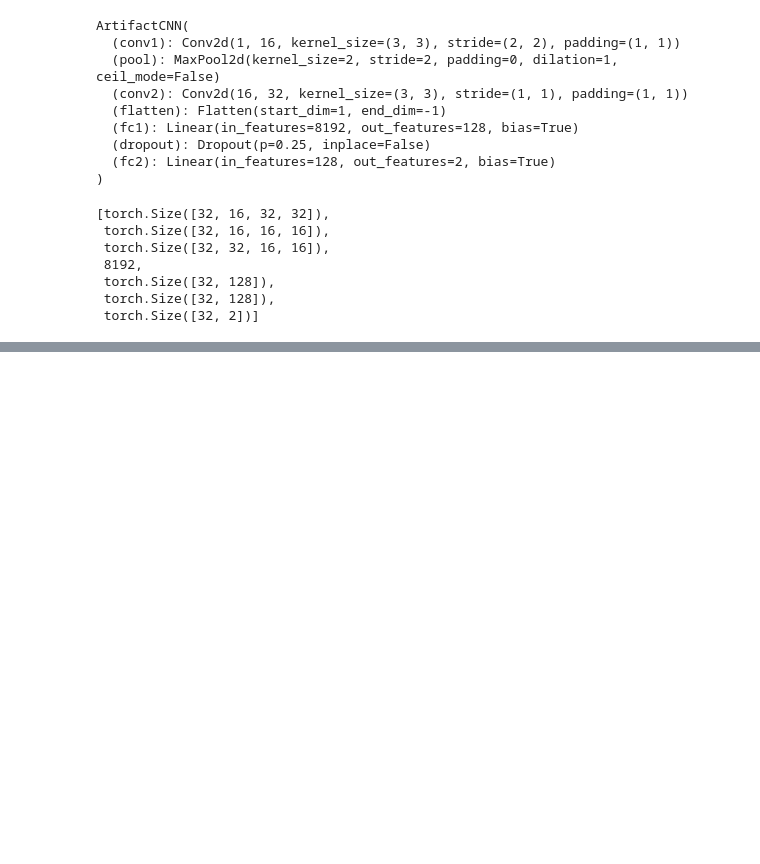
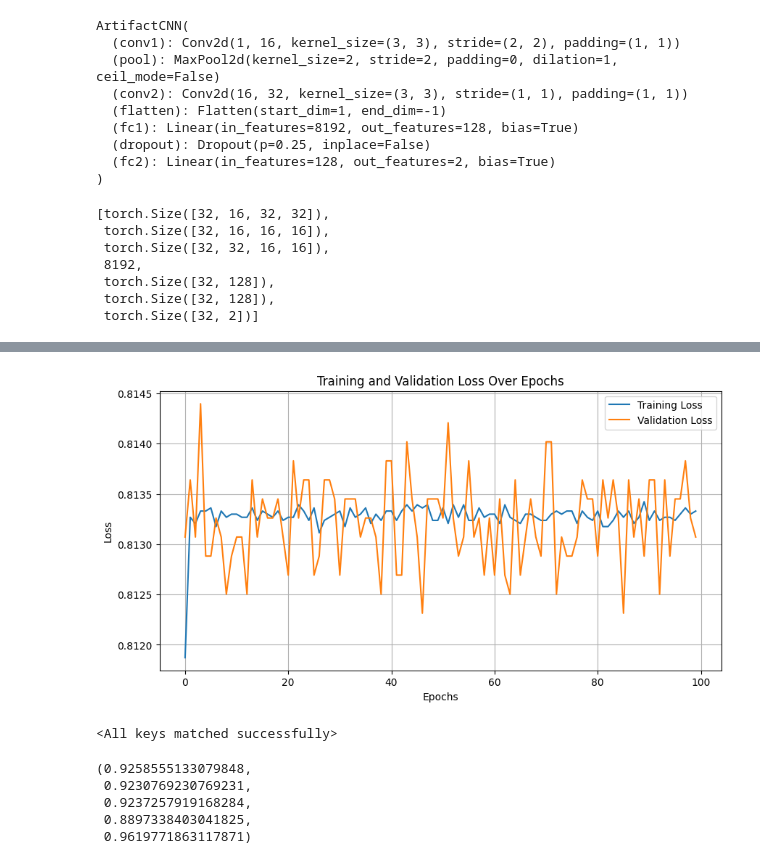
Before and after one commit to ManilShrestha/SCAE-Artifact-Removal, a Jupyter notebook: jupyters/train_CNN.ipynb, the cells around one changed output, grey strips where cells are left out. Drawn from its saved outputs; the diff is of its cells as text; code cells hidden in the pictures; blank space fills up the shorter version.

```diff
--- a/jupyters/train_CNN.ipynb
+++ b/jupyters/train_CNN.ipynb
@@ -80,6 +80,8 @@ layer_sizes
 # %%
 # Train the CNN
 # Define the loss function and optimizer
+train_loss_arr, val_loss_arr = [],[]
+
 criterion = nn.CrossEntropyLoss()
 optimizer = optim.Adam(model.parameters(), lr=0.001)
 
@@ -98,8 +100,8 @@ for epoch in tqdm(range(num_epochs)):
         # Zero the parameter gradients
         optimizer.zero_grad()
 
-        with torch.no_grad():
-            inputs_recon = SCAEModel(inputs)
+
+        inputs_recon = SCAEModel(inputs)
 
 
         # Forward + backward + optimize
@@ -113,6 +115,7 @@ for epoch in tqdm(range(num_epochs)):
     # Print average training loss per epoch
     avg_train_loss = running_loss / len(train_loader)
     print(f'Epoch {epoch+1}, Train Loss: {avg_train_loss:.4f}')
+
 
     # Validation
     model.eval()  # Set the model to evaluation mode
@@ -129,6 +132,9 @@ for epoch in tqdm(range(num_epochs)):
     avg_val_loss = val_loss / len(val_loader)
     print(f'Epoch {epoch+1}, Validation Loss: {avg_val_loss:.4f}')
 
+    train_loss_arr.append(avg_train_loss)
+    val_loss_arr.append(avg_val_loss)
+
     # Save the model if validation loss has decreased
     if avg_val_loss < best_val_loss:
         print(f'Validation Loss Decreased({best_val_loss:.4f}--->{avg_val_loss:.4f}) \t Saving The Model')
@@ -154,0 +161,21 @@ Epoch 30, Validation Loss: 0.8129
+# %%
+import matplotlib.pyplot as plt
+# Plotting both training and validation loss
+plt.figure(figsize=(10, 5))
+plt.plot(train_loss_arr, label='Training Loss')
+plt.plot(val_loss_arr, label='Validation Loss')
+
+# Labeling the graph
+plt.title('Training and Validation Loss Over Epochs')
+plt.xlabel('Epochs')
+plt.ylabel('Loss')
+plt.legend()
+plt.grid(True)
+plt.show()
+# %% [output]
+[figure, added]
+# %%
+# Load the best performing model
+model.load_state_dict(torch.load('../models/CNN_best_model.pth'))
+# %% [output]
+<All keys matched successfully>
@@ -154,0 +217,31 @@ Epoch 30, Validation Loss: 0.8129
+# %%
+from sklearn.metrics import accuracy_score, f1_score, recall_score, precision_score
+
+
+# Calculate Accuracy
+accuracy = accuracy_score(actual, predicted)
+
+# Calculate F1 Score: F1 Score is the weighted average of Precision and Recall.
+f1 = f1_score(actual, predicted)
+
+# Calculate G-Score: G-Score is the geometric mean of Precision and Sensitivity (Recall).
+precision = precision_score(actual, predicted)
+sensitivity = recall_score(actual, predicted)  # Also known as Recall
+g_score = (precision * sensitivity)**0.5
+
+# Calculate Net Prediction: (True Positives - False Positives) / Total Predictions
+true_positives = sum((a == 1 and p == 1) for a, p in zip(actual, predicted))
+false_positives = sum((a == 0 and p == 1) for a, p in zip(actual, predicted))
+net_prediction = (true_positives - false_positives) / len(predicted)
+
+# Calculate Specificity: True Negative Rate
+true_negatives = sum((a == 0 and p == 0) for a, p in zip(actual, predicted))
+specificity = true_negatives / sum(a == 0 for a in actual)
+
+accuracy, f1, g_score , sensitivity, specificity
+# %% [output]
+(0.9258555133079848,
+ 0.9230769230769231,
+ 0.9237257919168284,
+ 0.8897338403041825,
+ 0.9619771863117871)
```
Also changed, not shown: parts of 8 cells of this notebook, 1 other file.
